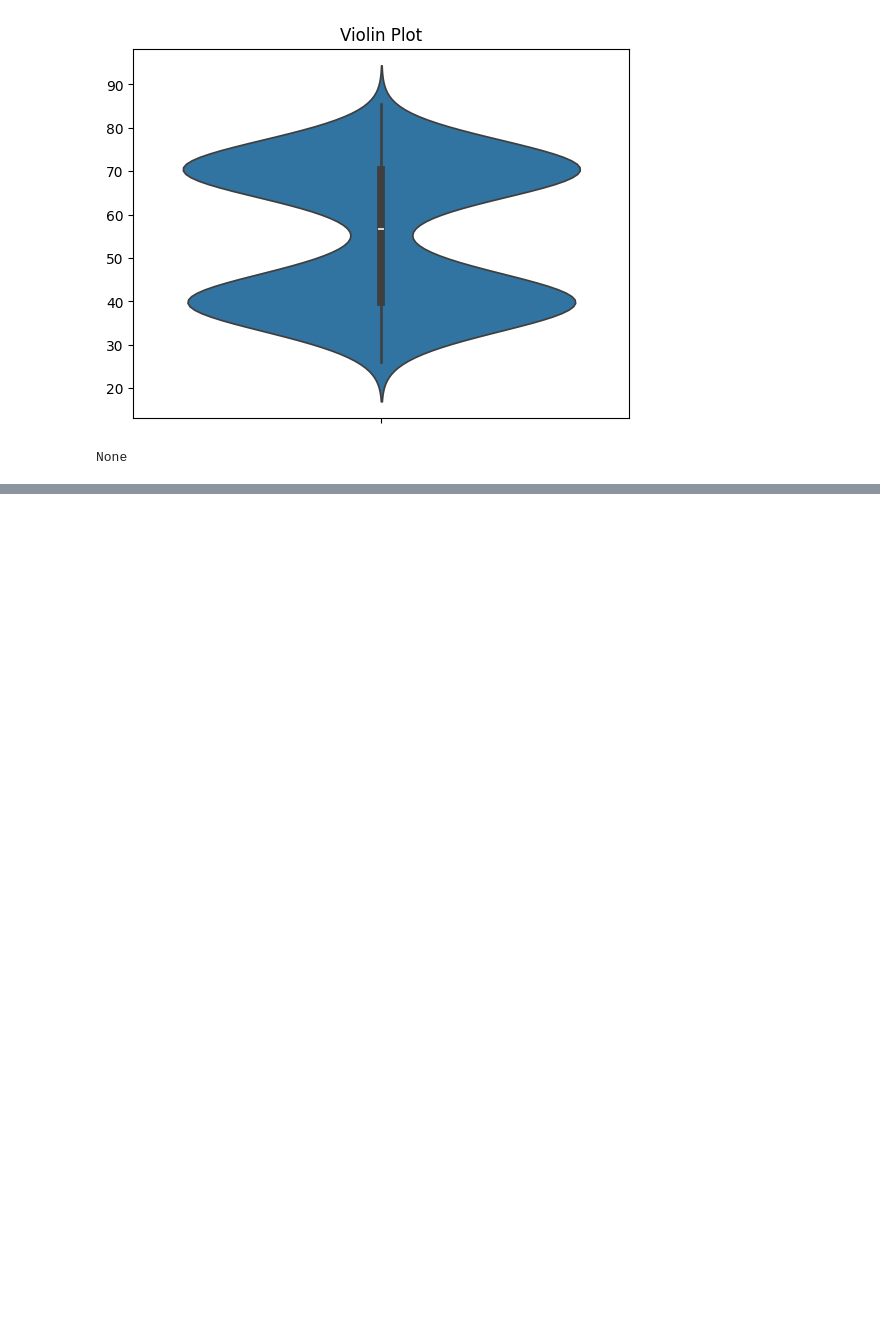
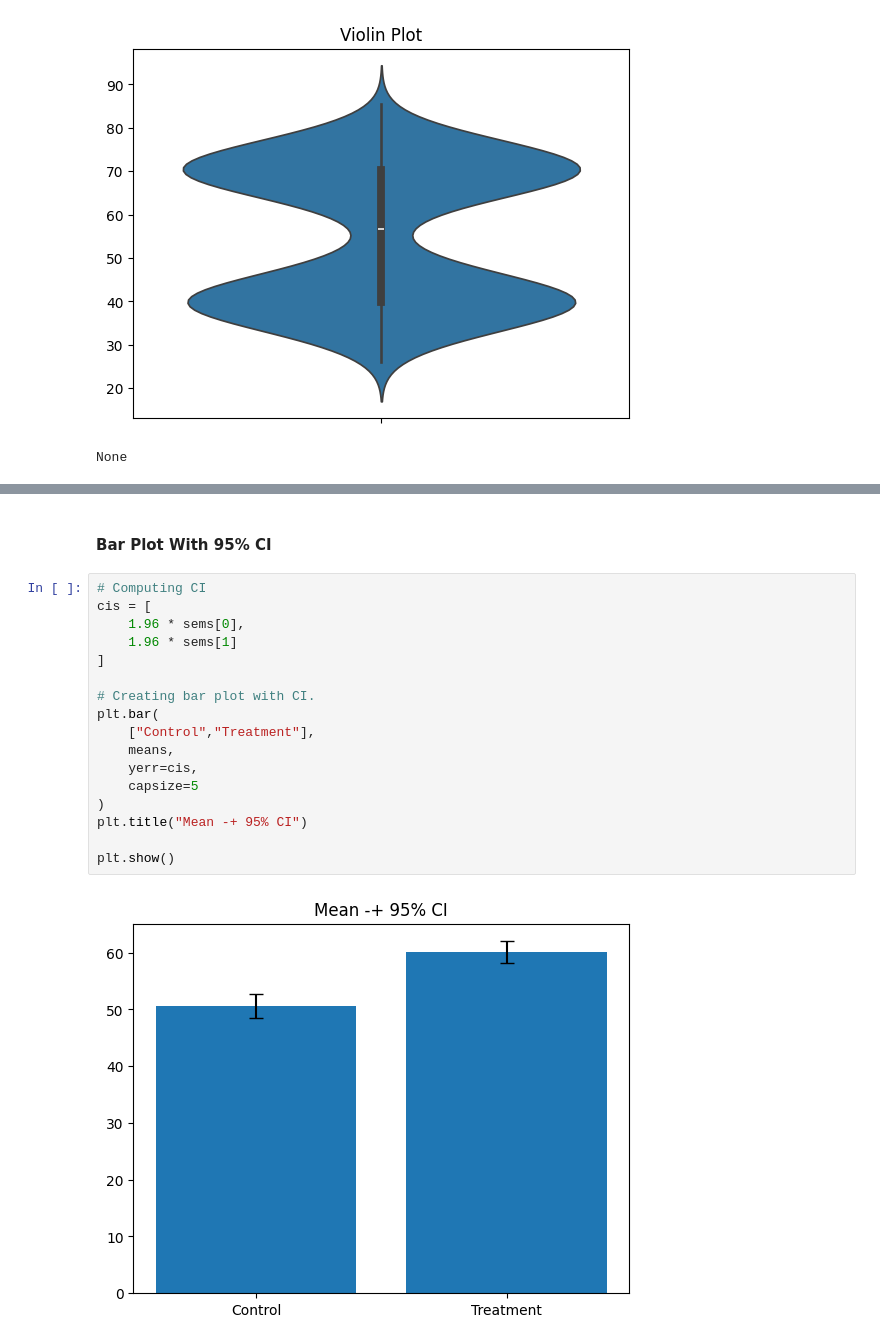
Before and after one commit to erfanjaripour/computational-cognitive-science-training, a Jupyter notebook: Visualization_Practices/Practice02_Relationship_Visualization.ipynb, the cells around one changed output, grey strips where cells are left out. Saved outputs shown, nothing was run; the diff lists cells and outputs as text; blank space fills up the shorter version.

```diff
--- a/Visualization_Practices/Practice02_Relationship_Visualization.ipynb
+++ b/Visualization_Practices/Practice02_Relationship_Visualization.ipynb
@@ -437,0 +506,21 @@ None
+# %% [markdown]
+#### Bar Plot With 95% CI
+# %%
+# Computing CI
+cis = [
+    1.96 * sems[0],
+    1.96 * sems[1]
+]
+
+# Creating bar plot with CI.
+plt.bar(
+    ["Control","Treatment"],
+    means,
+    yerr=cis,
+    capsize=5
+)
+plt.title("Mean -+ 95% CI")
+
+plt.show()
+# %% [output]
+[figure, added]
```
Also changed, not shown: parts of 6 cells of this notebook.
